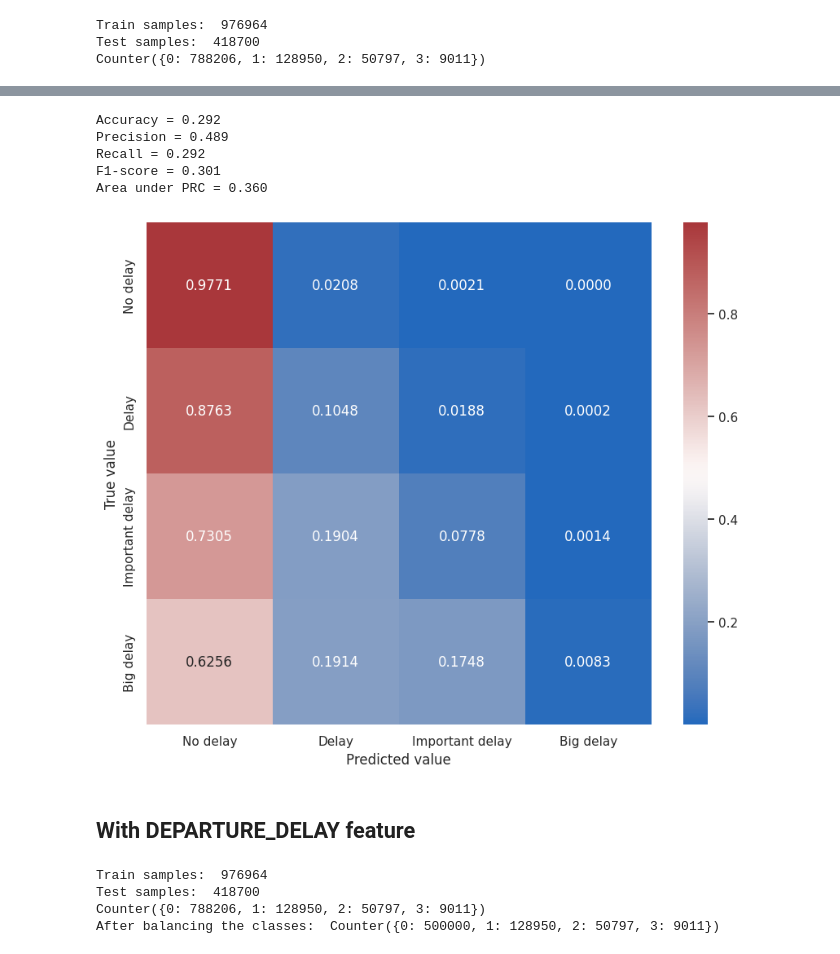
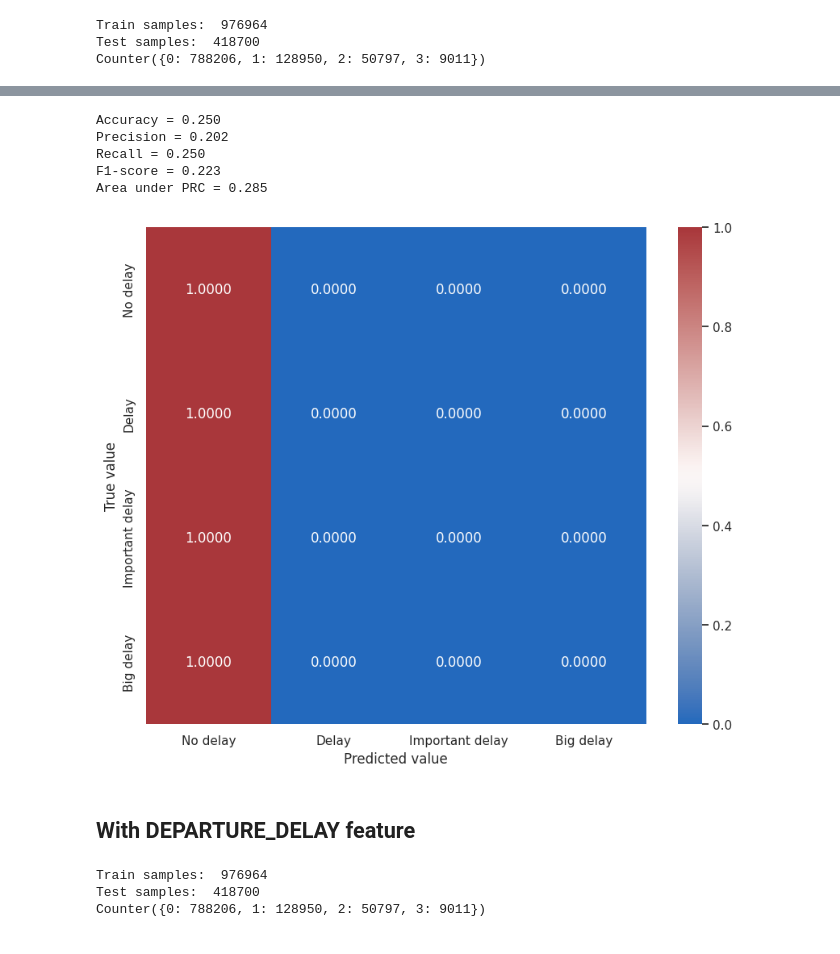
Before and after one commit to cezaryjanuszek/FlightDelays_prediction, a Jupyter notebook: PredictionModel_complex.ipynb, the cells around one changed output, grey strips where cells are left out. Saved outputs shown, nothing was run; the diff lists cells and outputs as text; code cells hidden in the pictures.

```diff
--- a/PredictionModel_complex.ipynb
+++ b/PredictionModel_complex.ipynb
@@ -307,28 +336,28 @@ Average test loss: 0.5774, Accuracy: 80.63%
 # %%
 # Evaluate performance with various metrics
 Y_pred = mlp_model(X_test)
 
 print('Accuracy = {:.3f}'.format(multiclass_accuracy(Y_pred, Y_test, average='macro', num_classes=4)))
 print('Precision = {:.3f}'.format(multiclass_precision(Y_pred, Y_test, average='macro', num_classes=4)))
 print('Recall = {:.3f}'.format(multiclass_recall(Y_pred, Y_test, average='macro', num_classes=4)))
 print('F1-score = {:.3f}'.format(multiclass_f1_score(Y_pred, Y_test, average='macro', num_classes=4)))
 print('Area under PRC = {:.3f}'.format(multiclass_auprc(Y_pred, Y_test, average='macro', num_classes=4)))
 
 conf_matrix = multiclass_confusion_matrix(Y_pred, Y_test, num_classes=4, normalize='true').cpu().numpy()
 conf_matrix = pd.DataFrame(conf_matrix, index=['No delay', 'Delay', 'Important delay', 'Big delay'], columns=['No delay', 'Delay', 'Important delay', 'Big delay'])
 
-plt.figure()
+plt.figure(figsize=(10,8))
 sns.heatmap(conf_matrix, annot=True, cmap='vlag', fmt='.4f')
 plt.ylabel('True value')
 plt.xlabel('Predicted value')
 plt.show()
 # %% [output]
-Accuracy = 0.292
-Precision = 0.489
-Recall = 0.292
-F1-score = 0.301
-Area under PRC = 0.360
+Accuracy = 0.250
+Precision = 0.202
+Recall = 0.250
+F1-score = 0.223
+Area under PRC = 0.285
-[figure, old version]
+[figure, new version]
 # %% [markdown]
 ## With DEPARTURE_DELAY feature
 # %%
@@ -342,19 +371,17 @@ print('Train samples: ', X_train.shape[0])
 print('Test samples: ', X_test.shape[0])
 print(Counter(Y_train))
 
-# SMOTE over-sampling
-#oversample = SMOTE(sampling_strategy={2: 100000, 3:20000})
-#X_train, Y_train = oversample.fit_resample(X_train, Y_train)
 # random under-sampling
-undersample = RandomUnderSampler(sampling_strategy={0: 500000})
-X_train, Y_train = undersample.fit_resample(X_train, Y_train)
-print('After balancing the classes: ', Counter(Y_train))
+#undersample = RandomUnderSampler(sampling_strategy={0: 400000})
+#X_train, Y_train = undersample.fit_resample(X_train, Y_train)
+#print('After balancing the classes: ', Counter(Y_train))
+
 # Standardize data
 scaler = StandardScaler().fit(X_train)
 X_train = scaler.fit_transform(X_train)
 X_test = scaler.fit_transform(X_test)
 
-# Training data to tensors
+# Training and test data to tensors
 X_train = torch.as_tensor(X_train, dtype=torch.float32, device=device)
 Y_train = torch.as_tensor(np.array(Y_train), device=device)
 X_test = torch.as_tensor(X_test, dtype=torch.float32, device=device)
@@ -363,6 +390,5 @@ Y_test = torch.as_tensor(np.array(Y_test), device=device)
 Train samples:  976964
 Test samples:  418700
 Counter({0: 788206, 1: 128950, 2: 50797, 3: 9011})
-After balancing the classes:  Counter({0: 500000, 1: 128950, 2: 50797, 3: 9011})
 # %%
 # Instantiate the model
```
Also changed, not shown: parts of 19 cells of this notebook, 3 other files.
